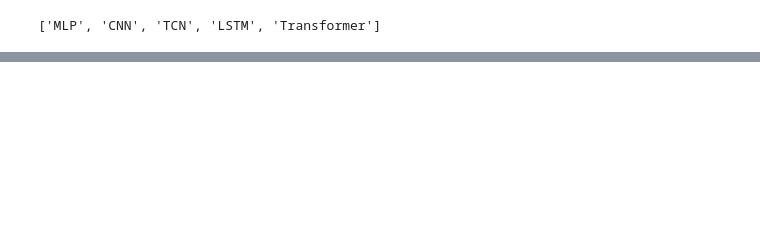
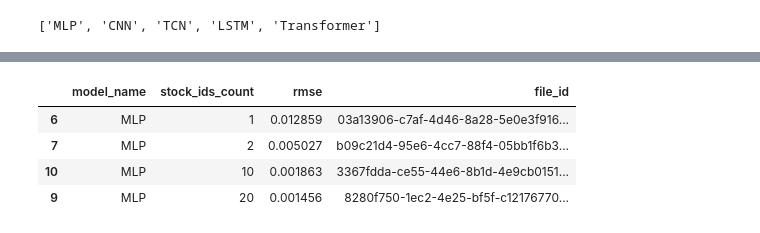
Before and after one commit to poo5zan/masters-research-project, a Jupyter notebook: results_analysis.ipynb, the cells around one changed output, grey strips where cells are left out. Cells and saved outputs as stored; diff of their text form; code cells hidden in the pictures; blank space fills up the shorter version.

```diff
--- a/results_analysis.ipynb
+++ b/results_analysis.ipynb
@@ -120,0 +155,8 @@ get_best_model_from_group(df, 'epochs')
+# %%
+results_multiple_stocks_df.head(4)
+# %% [output]
+|  | model_name | stock_ids_count | rmse | file_id |
+| 6 | MLP | 1 | 0.012859 | 03a13906-c7af-4d46-8a28-5e0e3f916... |
+| 7 | MLP | 2 | 0.005027 | b09c21d4-95e6-4cc7-88f4-05bb1f6b3... |
+| 10 | MLP | 10 | 0.001863 | 3367fdda-ce55-44e6-8b1d-4e9cb0151... |
+| 9 | MLP | 20 | 0.001456 | 8280f750-1ec2-4e25-bf5f-c12176770... |
```
Also changed, not shown: parts of 2 cells of this notebook.
